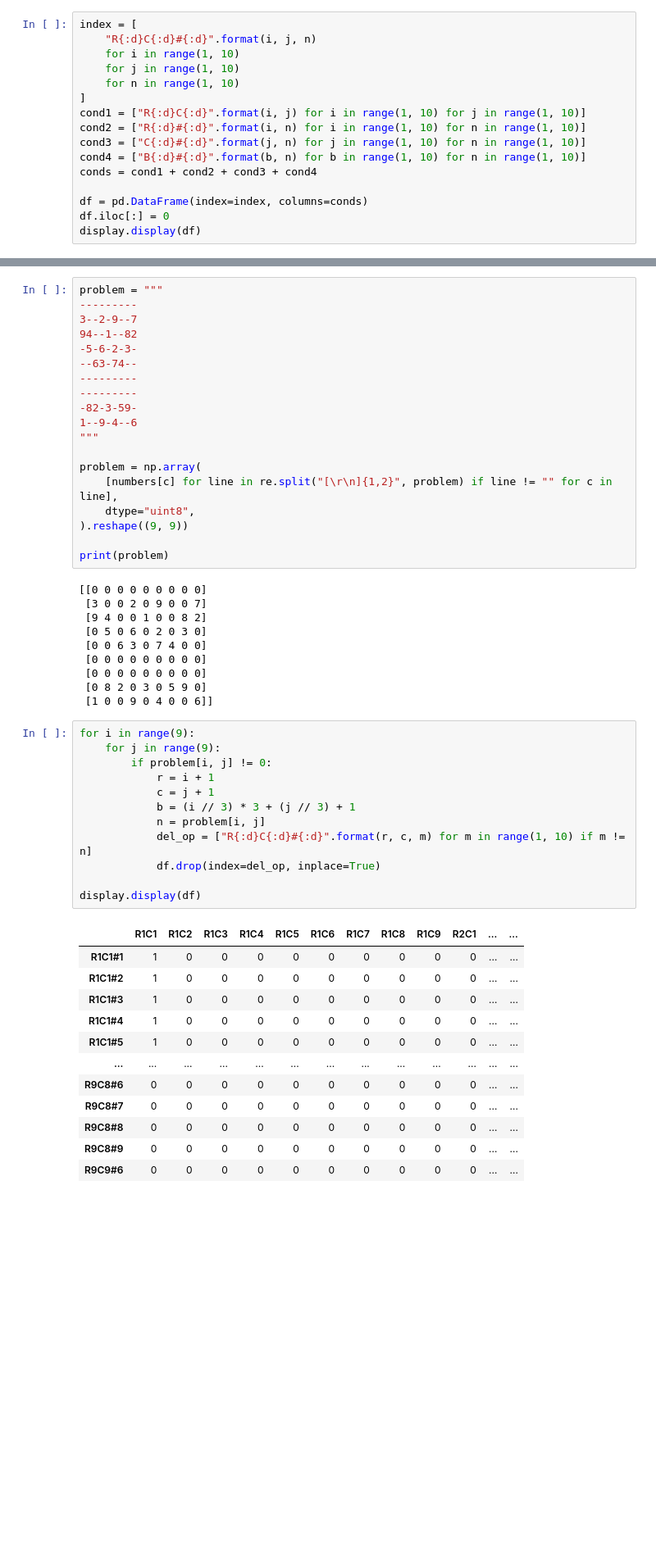
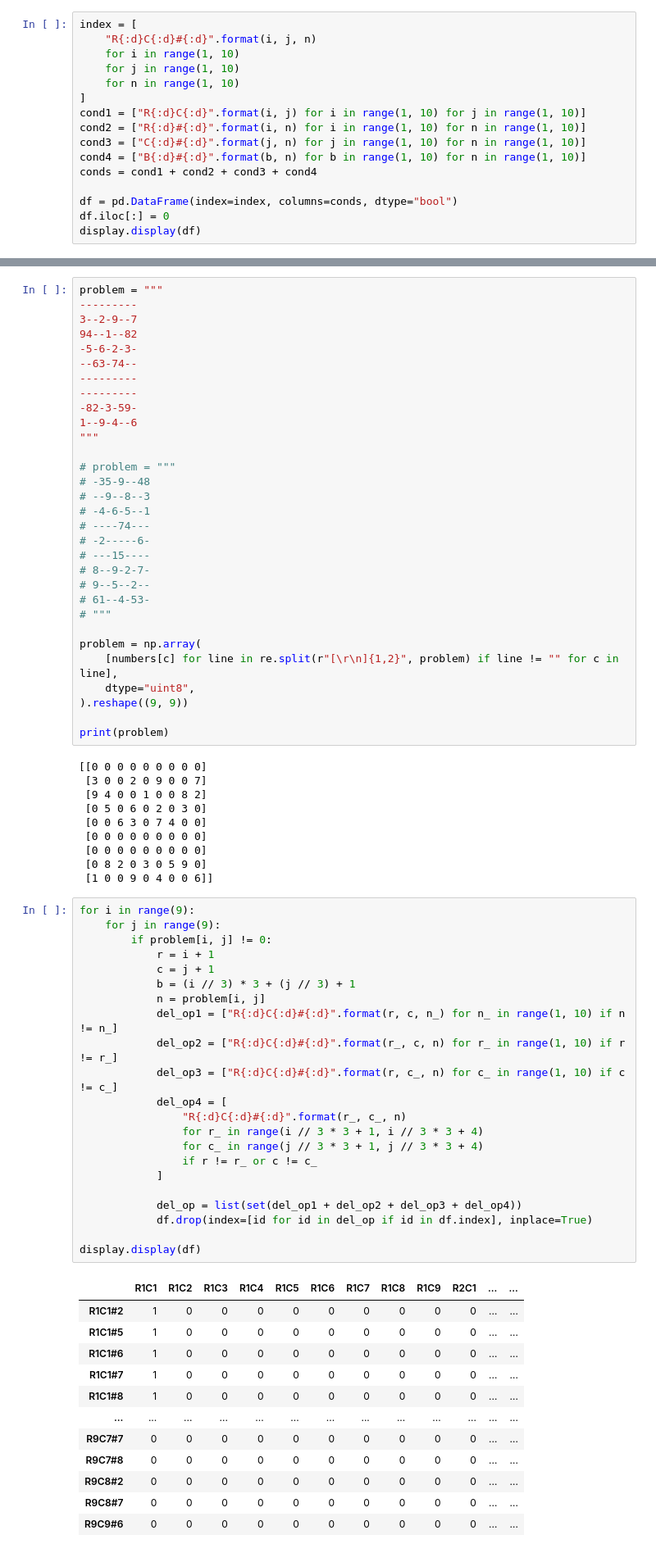
Before and after one commit to tatsy-classes/1284-sds-advml, a Jupyter notebook: contents/sec1/exercise-sudoku.ipynb, the cells around one changed output, grey strips where cells are left out. Shown at 82% size. Drawn from its saved outputs; the diff is of its cells as text; blank space fills up the shorter version.

```diff
--- a/contents/sec1/exercise-sudoku.ipynb
+++ b/contents/sec1/exercise-sudoku.ipynb
@@ -733,7 +737,7 @@ cond3 = ["C{:d}#{:d}".format(j, n) for j in range(1, 10) for n in range(1, 10)]
 cond4 = ["B{:d}#{:d}".format(b, n) for b in range(1, 10) for n in range(1, 10)]
 conds = cond1 + cond2 + cond3 + cond4
 
-df = pd.DataFrame(index=index, columns=conds)
+df = pd.DataFrame(index=index, columns=conds, dtype="bool")
 df.iloc[:] = 0
 display.display(df)
 # %% [output]
@@ -798,8 +804,20 @@ problem = """
 1--9-4--6
 """
 
+# problem = """
+# -35-9--48
+# --9--8--3
+# -4-6-5--1
+# ----74---
+# -2-----6-
+# ---15----
+# 8--9-2-7-
+# 9--5--2--
+# 61--4-53-
+# """
+
 problem = np.array(
-    [numbers[c] for line in re.split("[\r\n]{1,2}", problem) if line != "" for c in line],
+    [numbers[c] for line in re.split(r"[\r\n]{1,2}", problem) if line != "" for c in line],
     dtype="uint8",
 ).reshape((9, 9))
 
@@ -817,25 +835,35 @@ print(problem)
 # %%
 for i in range(9):
     for j in range(9):
         if problem[i, j] != 0:
             r = i + 1
             c = j + 1
             b = (i // 3) * 3 + (j // 3) + 1
             n = problem[i, j]
-            del_op = ["R{:d}C{:d}#{:d}".format(r, c, m) for m in range(1, 10) if m != n]
-            df.drop(index=del_op, inplace=True)
+            del_op1 = ["R{:d}C{:d}#{:d}".format(r, c, n_) for n_ in range(1, 10) if n != n_]
+            del_op2 = ["R{:d}C{:d}#{:d}".format(r_, c, n) for r_ in range(1, 10) if r != r_]
+            del_op3 = ["R{:d}C{:d}#{:d}".format(r, c_, n) for c_ in range(1, 10) if c != c_]
+            del_op4 = [
+                "R{:d}C{:d}#{:d}".format(r_, c_, n)
+                for r_ in range(i // 3 * 3 + 1, i // 3 * 3 + 4)
+                for c_ in range(j // 3 * 3 + 1, j // 3 * 3 + 4)
+                if r != r_ or c != c_
+            ]
+
+            del_op = list(set(del_op1 + del_op2 + del_op3 + del_op4))
+            df.drop(index=[id for id in del_op if id in df.index], inplace=True)
 
 display.display(df)
 # %% [output]
 |  | R1C1 | R1C2 | R1C3 | R1C4 | R1C5 | R1C6 | R1C7 | R1C8 | R1C9 | R2C1 | ... | ... |
-| R1C1#1 | 1 | 0 | 0 | 0 | 0 | 0 | 0 | 0 | 0 | 0 | ... | ... |
 | R1C1#2 | 1 | 0 | 0 | 0 | 0 | 0 | 0 | 0 | 0 | 0 | ... | ... |
-| R1C1#3 | 1 | 0 | 0 | 0 | 0 | 0 | 0 | 0 | 0 | 0 | ... | ... |
-| R1C1#4 | 1 | 0 | 0 | 0 | 0 | 0 | 0 | 0 | 0 | 0 | ... | ... |
 | R1C1#5 | 1 | 0 | 0 | 0 | 0 | 0 | 0 | 0 | 0 | 0 | ... | ... |
+| R1C1#6 | 1 | 0 | 0 | 0 | 0 | 0 | 0 | 0 | 0 | 0 | ... | ... |
+| R1C1#7 | 1 | 0 | 0 | 0 | 0 | 0 | 0 | 0 | 0 | 0 | ... | ... |
+| R1C1#8 | 1 | 0 | 0 | 0 | 0 | 0 | 0 | 0 | 0 | 0 | ... | ... |
 | ... | ... | ... | ... | ... | ... | ... | ... | ... | ... | ... | ... | ... |
-| R9C8#6 | 0 | 0 | 0 | 0 | 0 | 0 | 0 | 0 | 0 | 0 | ... | ... |
+| R9C7#7 | 0 | 0 | 0 | 0 | 0 | 0 | 0 | 0 | 0 | 0 | ... | ... |
+| R9C7#8 | 0 | 0 | 0 | 0 | 0 | 0 | 0 | 0 | 0 | 0 | ... | ... |
+| R9C8#2 | 0 | 0 | 0 | 0 | 0 | 0 | 0 | 0 | 0 | 0 | ... | ... |
 | R9C8#7 | 0 | 0 | 0 | 0 | 0 | 0 | 0 | 0 | 0 | 0 | ... | ... |
-| R9C8#8 | 0 | 0 | 0 | 0 | 0 | 0 | 0 | 0 | 0 | 0 | ... | ... |
-| R9C8#9 | 0 | 0 | 0 | 0 | 0 | 0 | 0 | 0 | 0 | 0 | ... | ... |
 | R9C9#6 | 0 | 0 | 0 | 0 | 0 | 0 | 0 | 0 | 0 | 0 | ... | ... |
```
Also changed, not shown: parts of 17 cells of this notebook, 2 other files.
